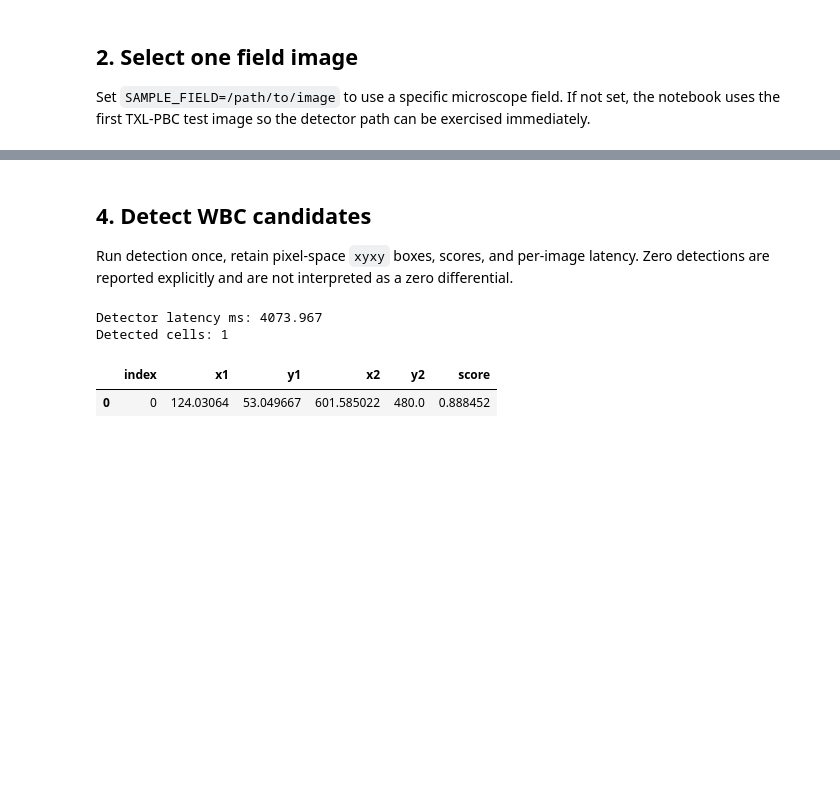
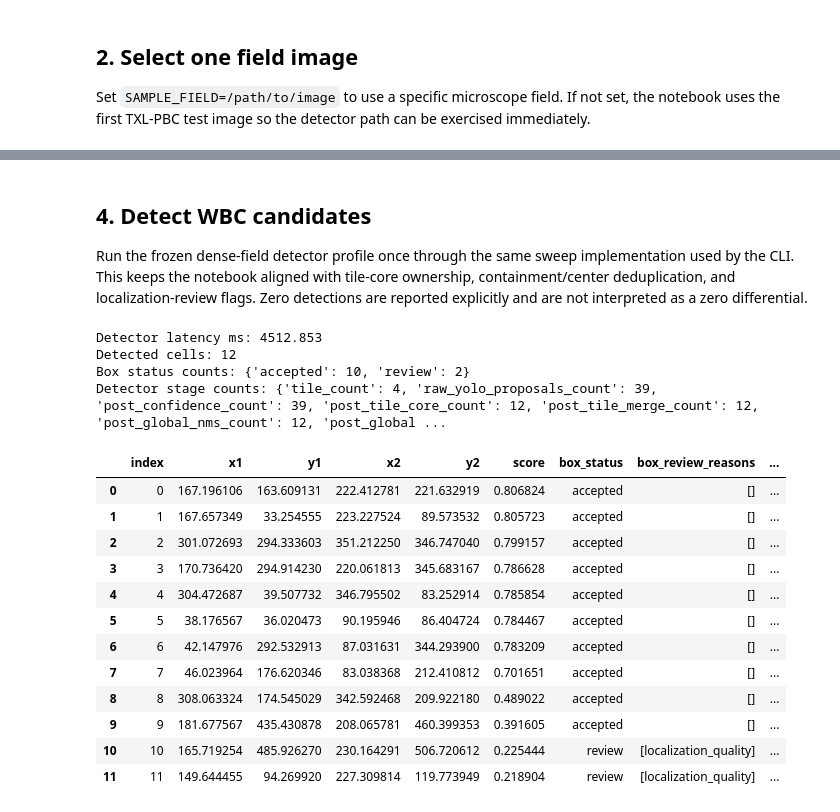
Before and after one commit to 3r3bu5/blood-analyzer, a Jupyter notebook: notebooks/04_e2e_field_analysis.ipynb, the cells around one changed output, grey strips where cells are left out. Cells and saved outputs as stored; diff of their text form; code cells hidden in the pictures; blank space fills up the shorter version.

```diff
--- a/notebooks/04_e2e_field_analysis.ipynb
+++ b/notebooks/04_e2e_field_analysis.ipynb
@@ -126,9 +159,17 @@ The detector is the packaged TXL-PBC YOLO26n bundle. The classifier path uses th
 # %%
-detector_weights = DETECTOR_BUNDLE / detector_bundle['weights_file']
-confidence_threshold = float(detector_thresholds['selected']['confidence_threshold'])
-iou_threshold = float(detector_thresholds['selected'].get('iou_threshold', 0.5))
+detector_weights = DETECTOR_WEIGHTS
+confidence_threshold = float(DETECTOR_PROFILE.detector.confidence_threshold or 0.15)
+iou_threshold = float(DETECTOR_PROFILE.detector.iou_threshold or 0.60)
+tile_size = DETECTOR_PROFILE.tiling.tile_size
+overlap_ratio = DETECTOR_PROFILE.tiling.overlap_ratio
+preprocessing_mode = 'field_roi_tiled' if DETECTOR_PROFILE.tiling.enabled else 'field_roi'
+# Keep a direct YOLO handle visible for notebook users, but use the shared sweep path below
+# so tile-core ownership, containment deduplication, and review flags match the CLI.
 detector = YOLO(str(detector_weights))
 print('Loaded YOLO detector:', detector_weights)
+print('Detector profile:', SELECTED_DETECTOR_EXPERIMENT)
+print('Mode:', preprocessing_mode)
 print('Confidence threshold:', confidence_threshold, 'IoU threshold:', iou_threshold)
+print('Tile size:', tile_size, 'Overlap ratio:', overlap_ratio)
 print('Classifier version:', classifier_docs['bundle']['name'])
 # %% [output]
@@ -138,27 +182,63 @@ Classifier version: mll23-dinobloom-b-mlp-v0.1
 # %% [markdown]
 ## 4. Detect WBC candidates
 
-Run detection once, retain pixel-space `xyxy` boxes, scores, and per-image latency. Zero detections are reported explicitly and are not interpreted as a zero differential.
+Run the frozen dense-field detector profile once through the same sweep implementation used by the CLI. This keeps the notebook aligned with tile-core ownership, containment/center deduplication, and localization-review flags. Zero detections are reported explicitly and are not interpreted as a zero differential.
 # %%
 started = time.perf_counter()
-results = detector.predict(str(FIELD_IMAGE), conf=confidence_threshold, iou=iou_threshold, imgsz=640, verbose=False)
+detector_report = run_prediction_sweep(
+    detector_weights,
+    [FIELD_IMAGE],
+    [confidence_threshold],
+    iou_threshold=iou_threshold,
+    image_size=640,
+    preprocessing_mode=preprocessing_mode,
+    tile_size=tile_size,
+    overlap_ratio=overlap_ratio,
+)
 detector_latency_ms = round((time.perf_counter() - started) * 1000, 3)
-result = results[0]
+detector_candidate = detector_report['candidates'][0]
+raw_boxes = detector_candidate['boxes_by_image'][FIELD_IMAGE.stem]
+quality_flags = detector_candidate.get('box_quality_flags_by_image', {}).get(FIELD_IMAGE.stem, [[] for _ in raw_boxes])
 detections = []
-for index, box in enumerate(result.boxes):
-    x1, y1, x2, y2 = [float(value) for value in box.xyxy[0].detach().cpu().tolist()]
-    score = float(box.conf[0].detach().cpu())
-    detections.append({'index': index, 'x1': x1, 'y1': y1, 'x2': x2, 'y2': y2, 'score': score})
+for index, (box, flags) in enumerate(zip(raw_boxes, quality_flags)):
+    box_status = box.get('box_status', 'review' if flags else 'accepted')
+    box_review_reasons = box.get('box_review_reasons', ['localization_quality'] if flags else [])
+    detections.append({
+        'index': index,
+        'x1': float(box['x1']),
+        'y1': float(box['y1']),
+        'x2': float(box['x2']),
+        'y2': float(box['y2']),
+        'score': float(box['score']),
+        'box_status': box_status,
+        'box_review_reasons': box_review_reasons,
+        'box_quality_flags': flags,
+    })
 
 detections_df = pd.DataFrame(detections)
 print('Detector latency ms:', detector_latency_ms)
 print('Detected cells:', len(detections))
+print('Box status counts:', detections_df['box_status'].value_counts().to_dict() if not detections_df.empty else {})
+print('Detector stage counts:', detector_candidate['counts_by_image'][FIELD_IMAGE.stem])
 display(detections_df)
 # %% [output]
-Detector latency ms: 4073.967
-Detected cells: 1
+Detector latency ms: 4512.853
+Detected cells: 12
+Box status counts: {'accepted': 10, 'review': 2}
+Detector stage counts: {'tile_count': 4, 'raw_yolo_proposals_count': 39, 'post_confidence_count': 39, 'post_tile_core_count': 12, 'post_tile_merge_count': 12, 'post_global_nms_count': 12, 'post_global ...
-|  | index | x1 | y1 | x2 | y2 | score |
-| 0 | 0 | 124.03064 | 53.049667 | 601.585022 | 480.0 | 0.888452 |
+|  | index | x1 | y1 | x2 | y2 | score | box_status | box_review_reasons | ... |
+| 0 | 0 | 167.196106 | 163.609131 | 222.412781 | 221.632919 | 0.806824 | accepted | [] | ... |
+| 1 | 1 | 167.657349 | 33.254555 | 223.227524 | 89.573532 | 0.805723 | accepted | [] | ... |
+| 2 | 2 | 301.072693 | 294.333603 | 351.212250 | 346.747040 | 0.799157 | accepted | [] | ... |
+| 3 | 3 | 170.736420 | 294.914230 | 220.061813 | 345.683167 | 0.786628 | accepted | [] | ... |
+| 4 | 4 | 304.472687 | 39.507732 | 346.795502 | 83.252914 | 0.785854 | accepted | [] | ... |
+| 5 | 5 | 38.176567 | 36.020473 | 90.195946 | 86.404724 | 0.784467 | accepted | [] | ... |
+| 6 | 6 | 42.147976 | 292.532913 | 87.031631 | 344.293900 | 0.783209 | accepted | [] | ... |
+| 7 | 7 | 46.023964 | 176.620346 | 83.038368 | 212.410812 | 0.701651 | accepted | [] | ... |
+| 8 | 8 | 308.063324 | 174.545029 | 342.592468 | 209.922180 | 0.489022 | accepted | [] | ... |
+| 9 | 9 | 181.677567 | 435.430878 | 208.065781 | 460.399353 | 0.391605 | accepted | [] | ... |
+| 10 | 10 | 165.719254 | 485.926270 | 230.164291 | 506.720612 | 0.225444 | review | [localization_quality] | ... |
+| 11 | 11 | 149.644455 | 94.269920 | 227.309814 | 119.773949 | 0.218904 | review | [localization_quality] | ... |
 # %% [markdown]
 ## 5. Visualize boxes and heatmaps
 
```
Also changed, not shown: parts of 12 cells of this notebook, 41 other files.
